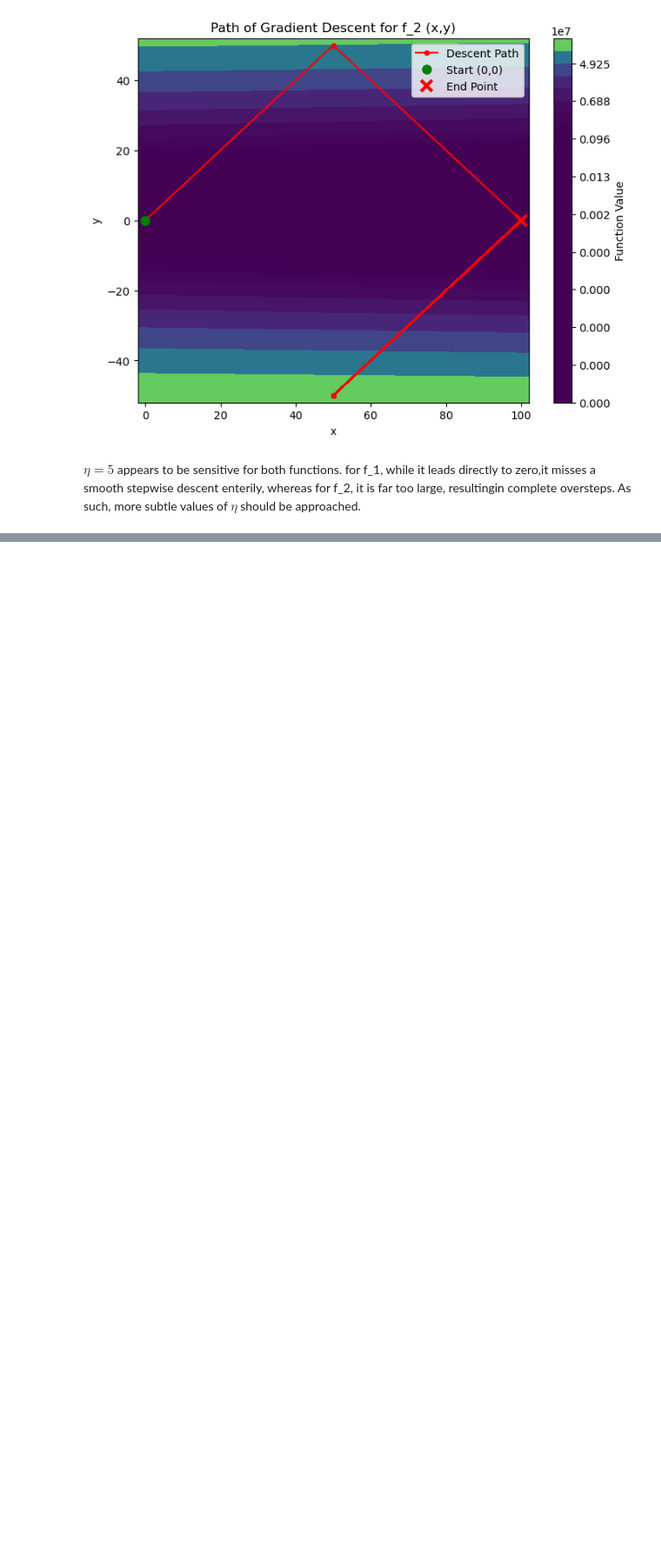
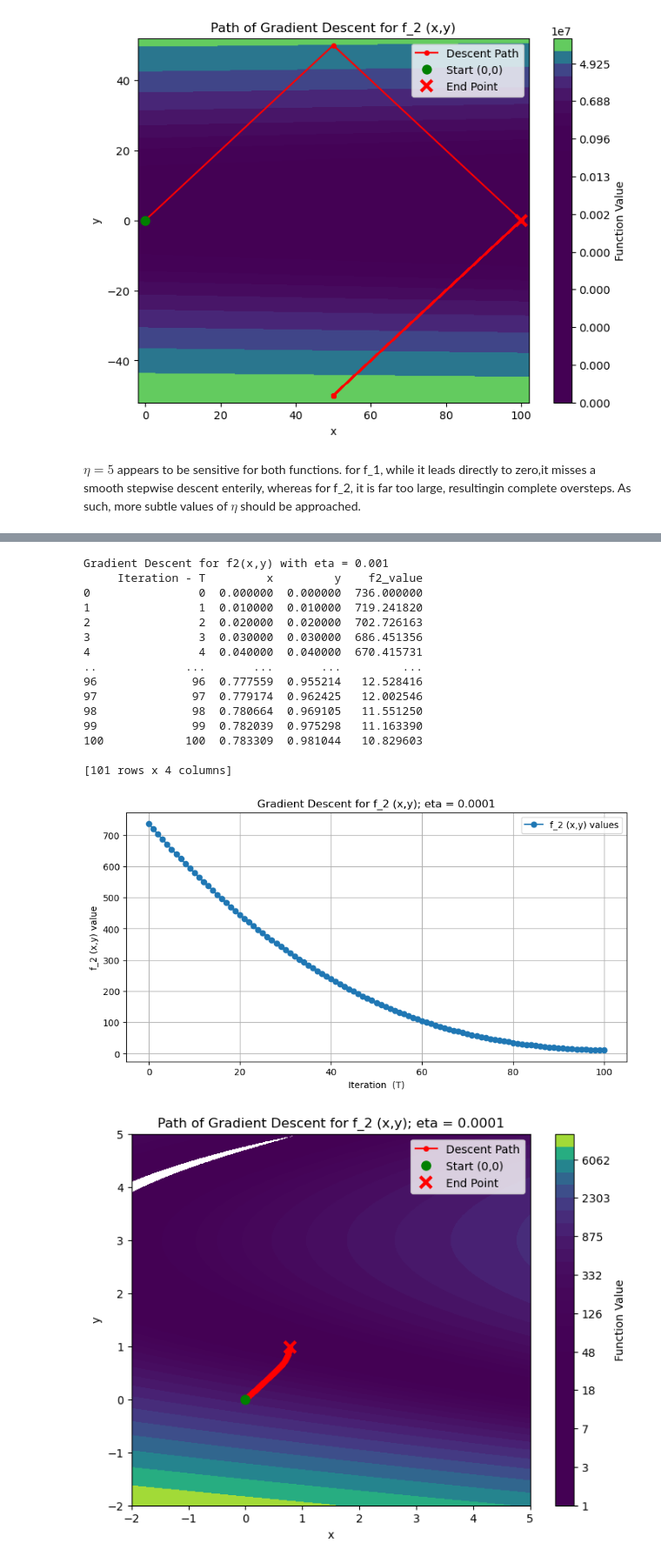
Before and after one commit to BranfordS813/CAP_6619_Coding_Tasks, a Jupyter notebook: Homework/Homework_1/Coding_Questions/Sanford_HW_1_Q9.ipynb, the cells around one changed output, grey strips where cells are left out. Shown at 87% size. Saved outputs shown, nothing was run; the diff lists cells and outputs as text; code cells hidden in the pictures; blank space fills up the shorter version.

```diff
--- a/Homework/Homework_1/Coding_Questions/Sanford_HW_1_Q9.ipynb
+++ b/Homework/Homework_1/Coding_Questions/Sanford_HW_1_Q9.ipynb
@@ -217,7 +217,7 @@ def f_1_GD(x1=0, y1=0, eta=0.5, T=100 ):
     print(xy_update_f_1)
     return f_1_val_update, f_1_x_update, f_1_y_update
 # %%
-def f_2_GD(x2=0, y2=0, eta2=0.05, T2=100, max_grad=100.0):
+def f_2_GD(x2=0, y2=0, eta2=0.5, T2=100, max_grad=100.0):
 
     """A definition for conducting gradient descent for f_2 (x,y) function  to find
         a global mininum for x and y values for the funciton. Arguments include learning rule eta2;
@@ -623,0 +558,23 @@ Gradient Descent for f2(x,y) with eta = 0.00001
+# %%
+# f_2 eta = 0.0001
+f_2_val_update, f_2_x_update, f_2_y_update = f_2_GD(eta2=0.0001)
+# Visualizing f_2
+plt_GD(f_2_val_update, f_2_x_update, f_2_y_update, title="f_2 (x,y)", f=2, eta=0.0001)
+# %% [output]
+Gradient Descent for f2(x,y) with eta = 0.001
+     Iteration - T         x         y    f2_value
+0                0  0.000000  0.000000  736.000000
+1                1  0.010000  0.010000  719.241820
+2                2  0.020000  0.020000  702.726163
+3                3  0.030000  0.030000  686.451356
+4                4  0.040000  0.040000  670.415731
+..             ...       ...       ...         ...
+96              96  0.777559  0.955214   12.528416
+97              97  0.779174  0.962425   12.002546
+98              98  0.780664  0.969105   11.551250
+99              99  0.782039  0.975298   11.163390
+100            100  0.783309  0.981044   10.829603
+
+[101 rows x 4 columns]
+[figure, added]
+[figure, added]
```
Also changed, not shown: parts of 26 cells of this notebook.
